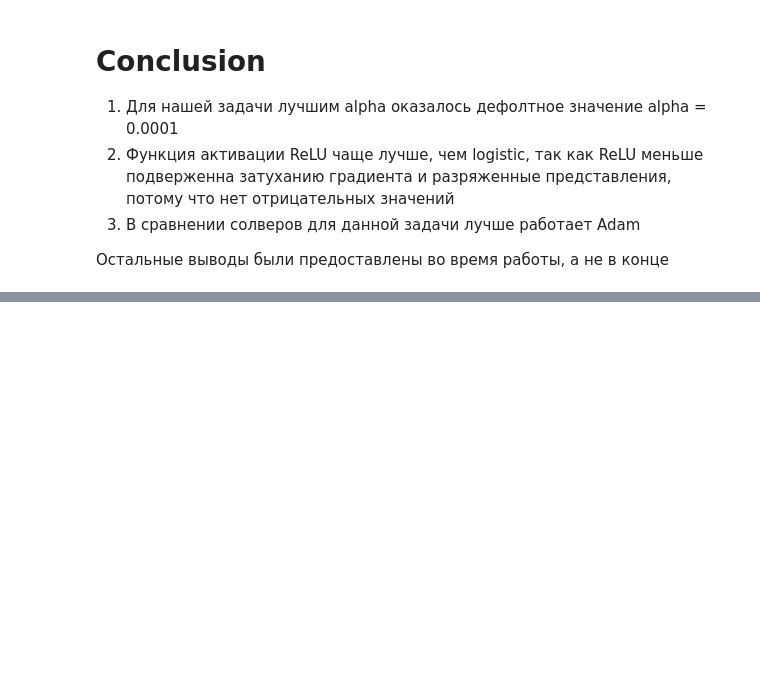
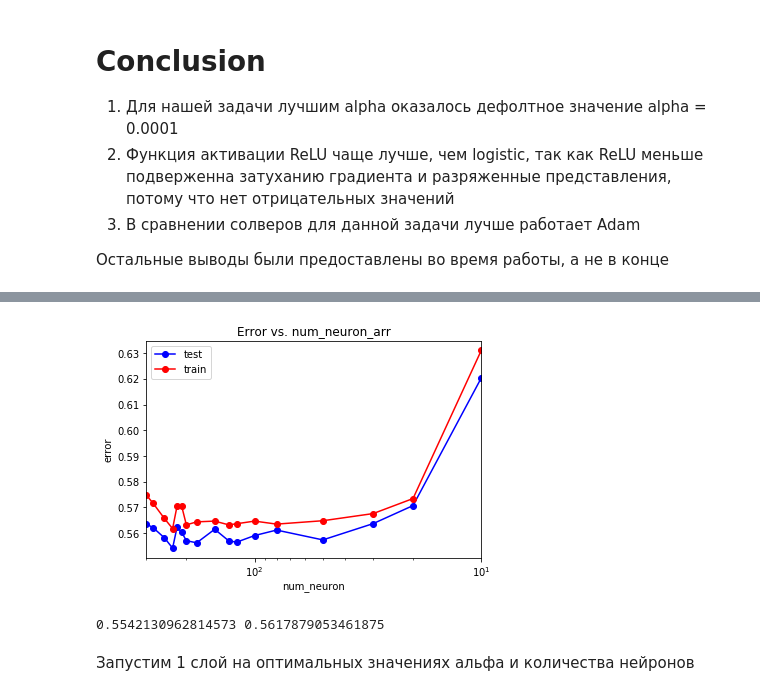
Before and after one commit to topusOctopus/Ml_tasks_Zolotykh, a Jupyter notebook: lab1_classification.ipynb, the cells around one changed output, grey strips where cells are left out. Cells and saved outputs as stored; diff of their text form; code cells hidden in the pictures; blank space fills up the shorter version.

```diff
--- a/lab1_classification.ipynb
+++ b/lab1_classification.ipynb
@@ -1903,0 +2183,20 @@ Adam выдает самые лучшие результаты в сравнен
+# %%
+num_neuron_arr = [(10,),(20,),(30,),(50,),(80,),(100,),(120,),(130,),(150,),(180,),(200,),(210,),(220,),(230,),(250,),(280,),(300,)]
+mlp_model = MLPClassifier(solver = 'lbfgs', activation = 'logistic', random_state = 42)
+grid = GridSearchCV(mlp_model, param_grid={'hidden_layer_sizes': num_neuron_arr}, cv=3)
+grid.fit(X_train, y_train)
+best_cv_err = 1 - grid.best_score_
+#best_alpha = grid.best_estimator_.alpha
+# %%
+num_neuron_arr = [(10,),(20,),(30,),(50,),(80,),(100,),(120,),(130,),(150,),(180,),(200,),(210,),(220,),(230,),(250,),(280,),(300,)]
+test_err = []
+train_err = []
+for num in num_neuron_arr:
+    mlp_model = MLPClassifier(alpha = alpha, hidden_layer_sizes = num,
+                              solver = 'lbfgs', activation = 'logistic', random_state = 42)
+    mlp_model.fit(X_train_t, y_train_pca)
+
+    y_train_pred = mlp_model.predict(X_train_t)
+    y_test_pred = mlp_model.predict(X_test_t)
+    train_err.append(np.mean(y_train_pca != y_train_pred))
+    test_err.append(np.mean(y_test_pca != y_test_pred))
@@ -1903,0 +2221,18 @@ Adam выдает самые лучшие результаты в сравнен
+# %%
+plt.semilogx(num_neuron_arr, train_err, 'b-o', label = 'test')
+plt.semilogx(num_neuron_arr, test_err, 'r-o', label = 'train')
+plt.xlim([np.max(num_neuron_arr), np.min(num_neuron_arr)])
+plt.title('Error vs. num_neuron_arr')
+plt.xlabel('num_neuron')
+plt.ylabel('error')
+plt.legend()
+pass
+# %% [output]
+[figure, added]
+# %%
+# min error
+min_train_err = np.min(train_err)
+min_test_err = np.min(test_err)
+print(min_train_err, min_test_err)
+# %% [output]
+0.5542130962814573 0.5617879053461875
@@ -1903,0 +2241,2 @@ Adam выдает самые лучшие результаты в сравнен
+# %% [markdown]
+Запустим 1 слой на оптимальных значениях альфа и количества нейронов
```
Also changed, not shown: parts of 53 cells of this notebook.
